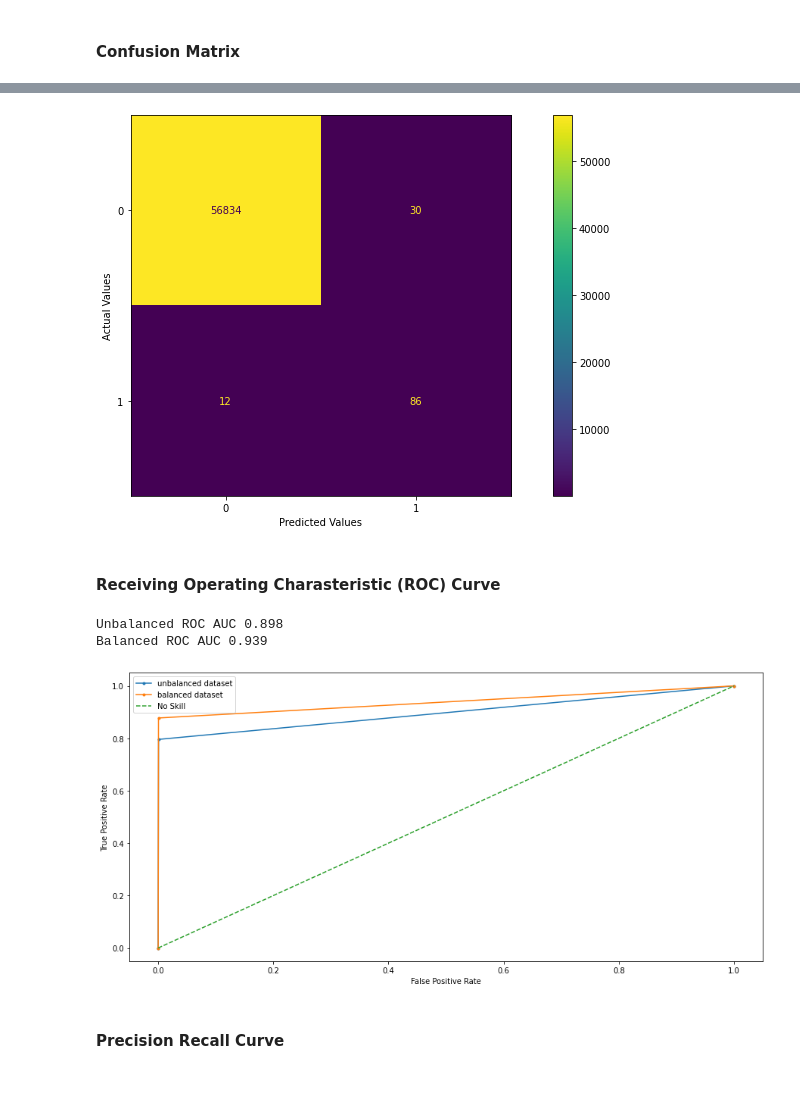
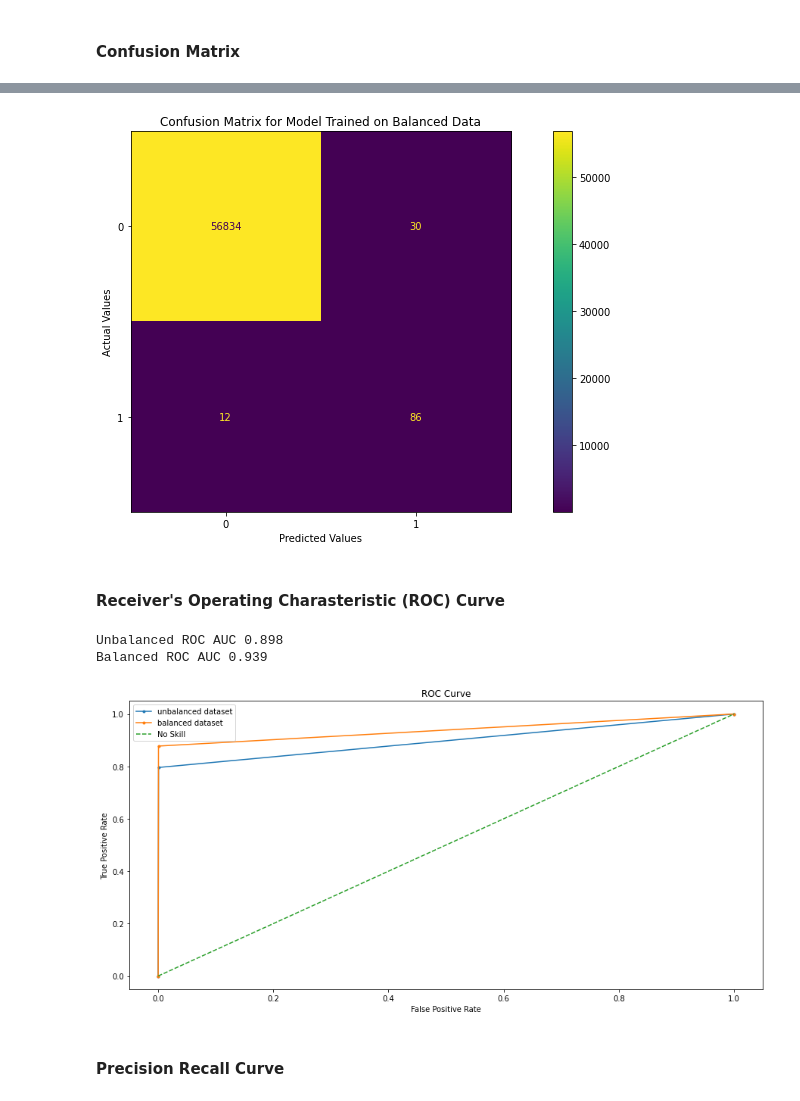
Before and after one commit to Pharoouzy/credit-card-fraud-detection, a Jupyter notebook: src/notebooks/model_development.ipynb, the cells around one changed output, grey strips where cells are left out. Saved outputs shown, nothing was run; the diff lists cells and outputs as text; code cells hidden in the pictures.

```diff
--- a/src/notebooks/model_development.ipynb
+++ b/src/notebooks/model_development.ipynb
@@ -249,13 +237,14 @@ plt.ylabel('Actual Values');
 # %%
 y_pred_b = pipeline.predict(X_holdout)
 cm_b = confusion_matrix(y_holdout, y_pred_b)
 ConfusionMatrixDisplay(cm_b).plot()
 plt.xlabel('Predicted Values')
-plt.ylabel('Actual Values');
+plt.ylabel('Actual Values')
+plt.title('Confusion Matrix for Model Trained on Balanced Data');
 # %% [output]
-[figure, old version]
+[figure, new version]
 # %% [markdown]
-#### Receiving Operating Charasteristic (ROC) Curve
+#### Receiver's Operating Charasteristic (ROC) Curve
 # %%
 # calculate roc curve for unbalanced model
 fpr_ub, tpr_ub, _ = roc_curve(y_holdout, pos_probs_ub)
@@ -274,6 +263,7 @@ plt.xlabel('False Positive Rate')
 plt.ylabel('True Positive Rate')
 # show the legend
 plt.legend()
+plt.title('ROC Curve')
 
 # calculate the unbalanced roc auc
 roc_auc_ub = roc_auc_score(y_holdout, pos_probs_ub)
@@ -285,7 +275,7 @@ print('Balanced ROC AUC %.3f' % roc_auc_b)
 # %% [output]
 Unbalanced ROC AUC 0.898
 Balanced ROC AUC 0.939
-[figure, old version]
+[figure, new version]
 # %% [markdown]
 #### Precision Recall Curve
 # %%
```
Also changed, not shown: parts of 7 cells of this notebook.
